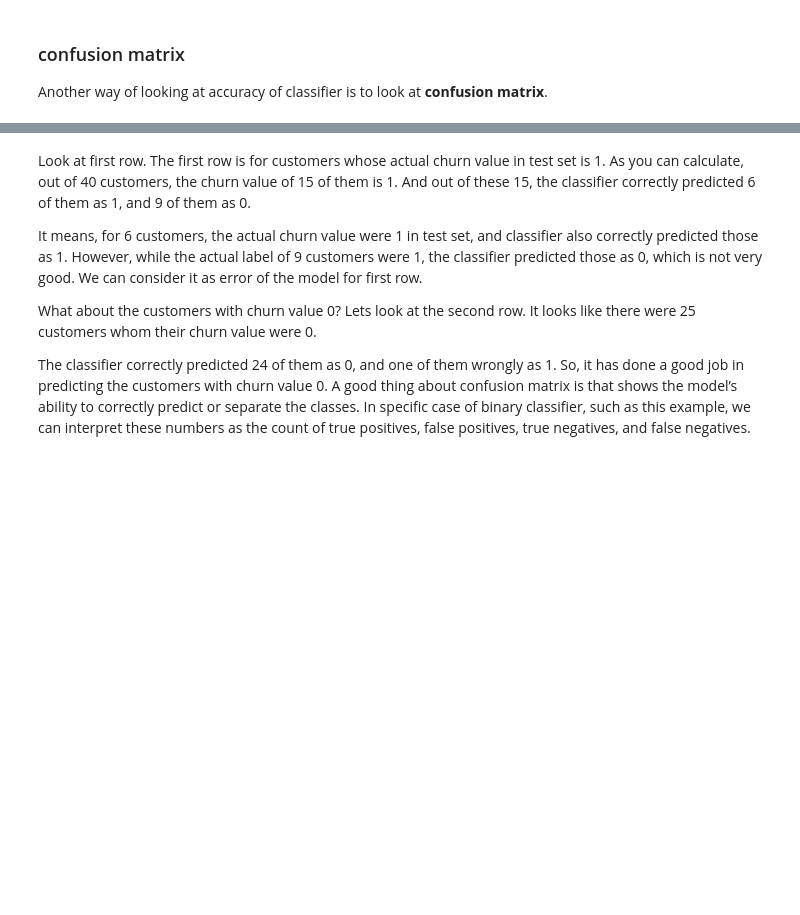
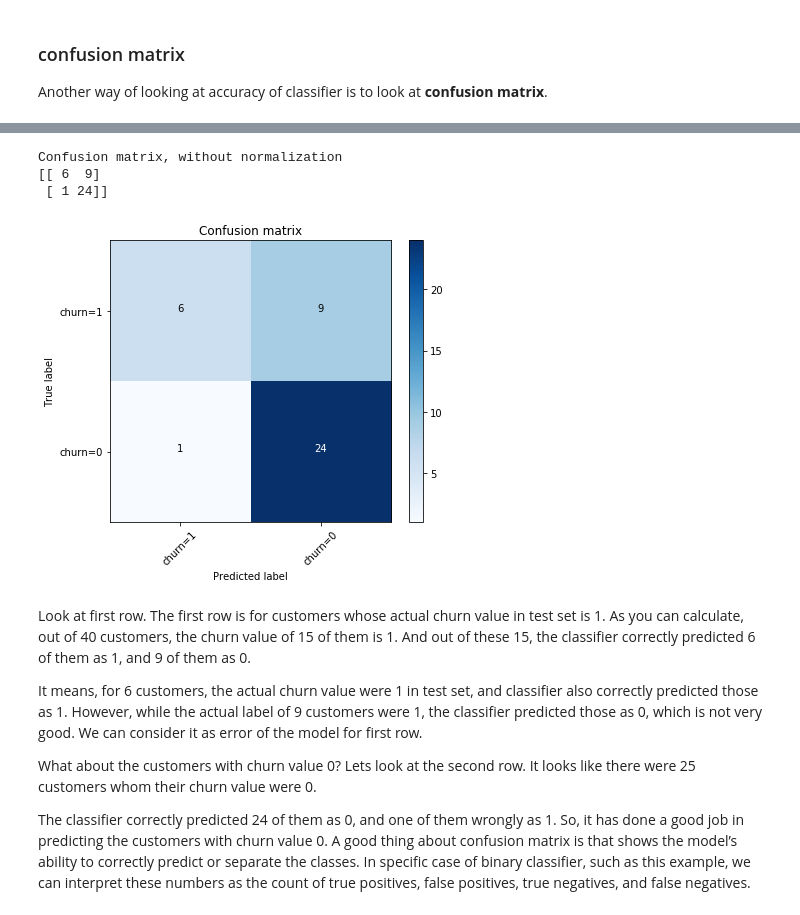
Before and after one commit to mauedu93/Logistic-Regression, a Jupyter notebook: Logistic Regression.ipynb, the cells around one changed output, grey strips where cells are left out. Cells and saved outputs as stored; diff of their text form; code cells hidden in the pictures; blank space fills up the shorter version.

```diff
--- a/Logistic Regression.ipynb
+++ b/Logistic Regression.ipynb
@@ -218,12 +303,17 @@ print(confusion_matrix(y_test, yhat, labels=[1,0]))
 # %%
 # Compute confusion matrix
 cnf_matrix = confusion_matrix(y_test, yhat, labels=[1,0])
 np.set_printoptions(precision=2)
 
 
 # Plot non-normalized confusion matrix
-plt.figure()
+plt.figure(figsize=(6,5))
 plot_confusion_matrix(cnf_matrix, classes=['churn=1','churn=0'],normalize= False,  title='Confusion matrix')
+# %% [output]
+Confusion matrix, without normalization
+[[ 6  9]
+ [ 1 24]]
+[figure, added]
 # %% [markdown]
 Look at first row. The first row is for customers whose actual churn value in test set is 1.
 As you can calculate, out of 40 customers, the churn value of 15 of them is 1.
```
Also changed, not shown: parts of 18 cells of this notebook.
